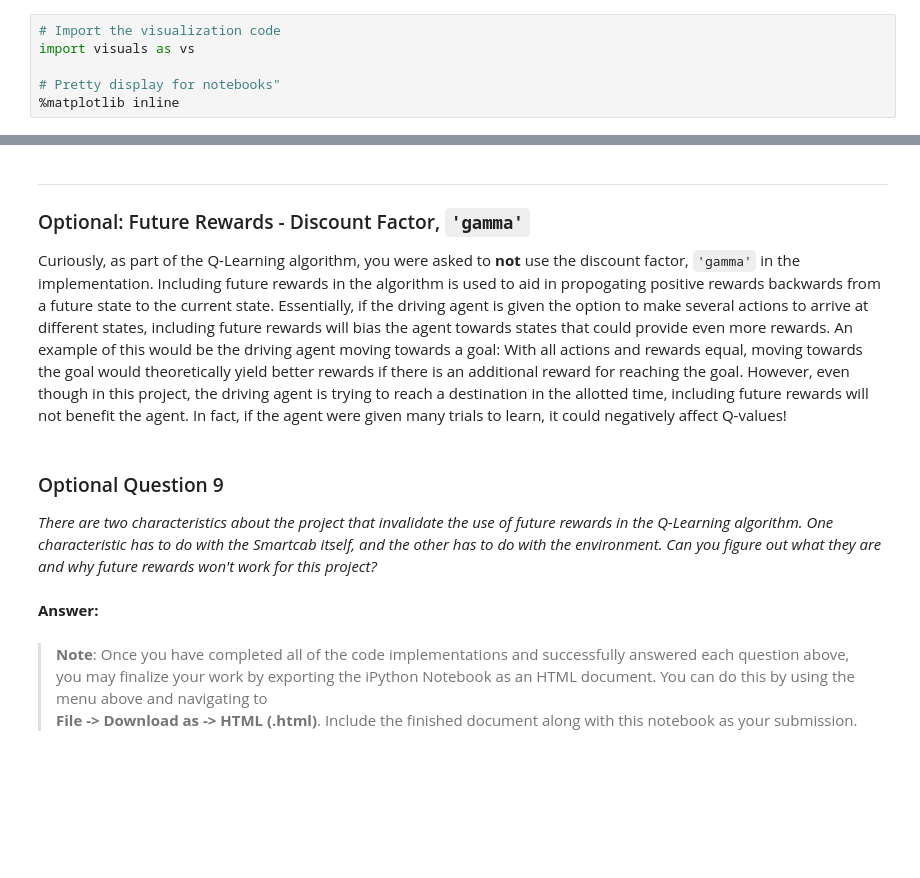
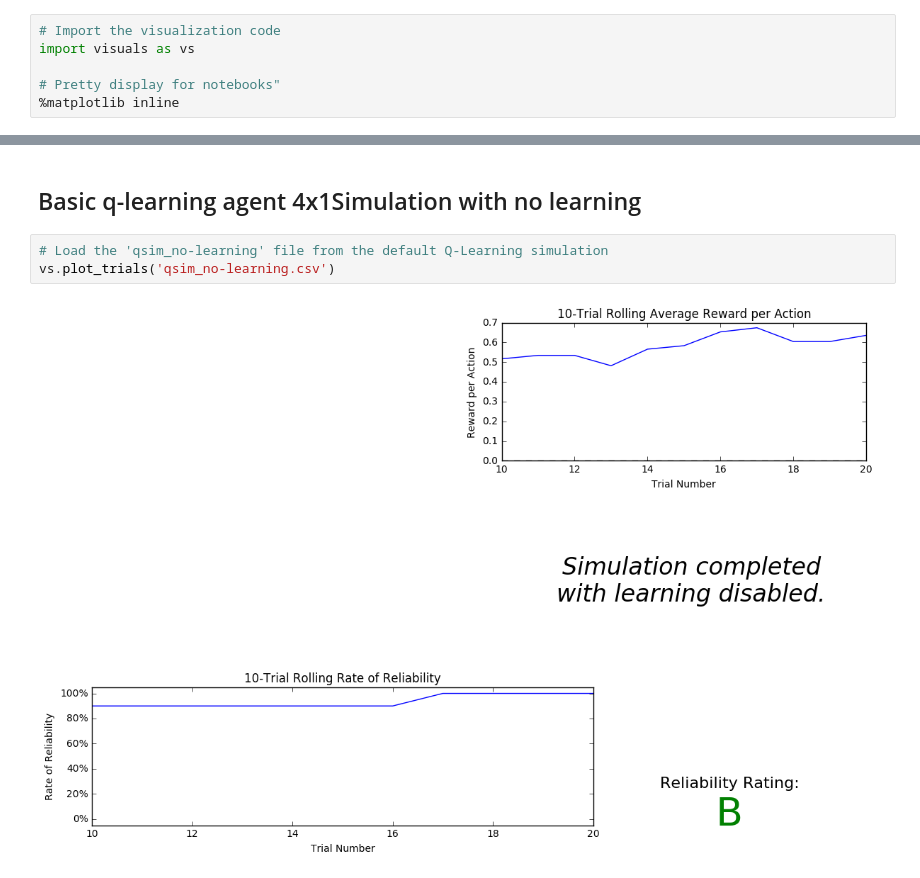
Before and after one commit to ResourceHog/POMDPCapstone, a Jupyter notebook: Capstone.ipynb, the cells around one changed output, grey strips where cells are left out. Cells and saved outputs as stored; diff of their text form; blank space fills up the shorter version.

```diff
--- a/Capstone.ipynb
+++ b/Capstone.ipynb
@@ -300,12 +68,7 @@ This is a good policy because the waypoint is forward, the light is green, and t
-# %% [markdown]
------
-### Optional: Future Rewards - Discount Factor, `'gamma'`
-Curiously, as part of the Q-Learning algorithm, you were asked to **not** use the discount factor, `'gamma'` in the implementation. Including future rewards in the algorithm is used to aid in propogating positive rewards backwards from a future state to the current state. Essentially, if the driving agent is given the option to make several actions to arrive at different states, including future rewards will bias the agent towards states that could provide even more rewards. An example of this would be the driving agent moving towards a goal: With all actions and rewards equal, moving towards the goal would theoretically yield better rewards if there is an additional reward for reaching the goal. However, even though in this project, the driving agent is trying to reach a destination in the allotted time, including future rewards will not benefit the agent. In fact, if the agent were given many trials to learn, it could negatively affect Q-values!
-# %% [markdown]
-### Optional Question 9
-*There are two characteristics about the project that invalidate the use of future rewards in the Q-Learning algorithm. One characteristic has to do with the *Smartcab* itself, and the other has to do with the environment. Can you figure out what they are and why future rewards won't work for this project?*
-# %% [markdown]
-**Answer:**
-# %% [markdown]
-> **Note**: Once you have completed all of the code implementations and successfully answered each question above, you may finalize your work by exporting the iPython Notebook as an HTML document. You can do this by using the menu above and navigating to
-**File -> Download as -> HTML (.html)**. Include the finished document along with this notebook as your submission.
+# %% [markdown]
+## Basic q-learning agent 4x1Simulation with no learning
+# %%
+# Load the 'qsim_no-learning' file from the default Q-Learning simulation
+vs.plot_trials('qsim_no-learning.csv')
+# %% [output]
+[figure, added]
```
Also changed, not shown: parts of 51 cells of this notebook, 42 other files.
